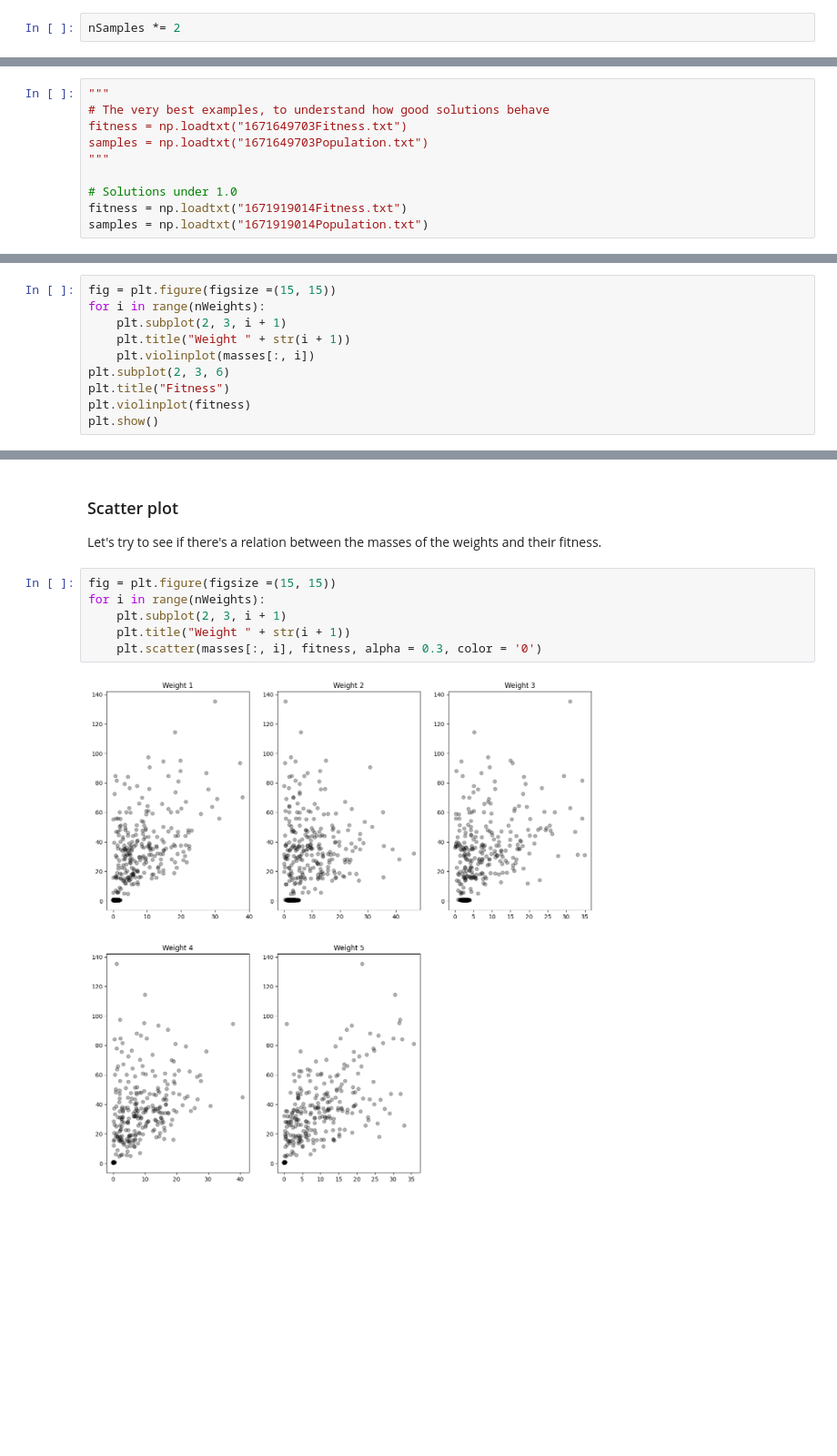
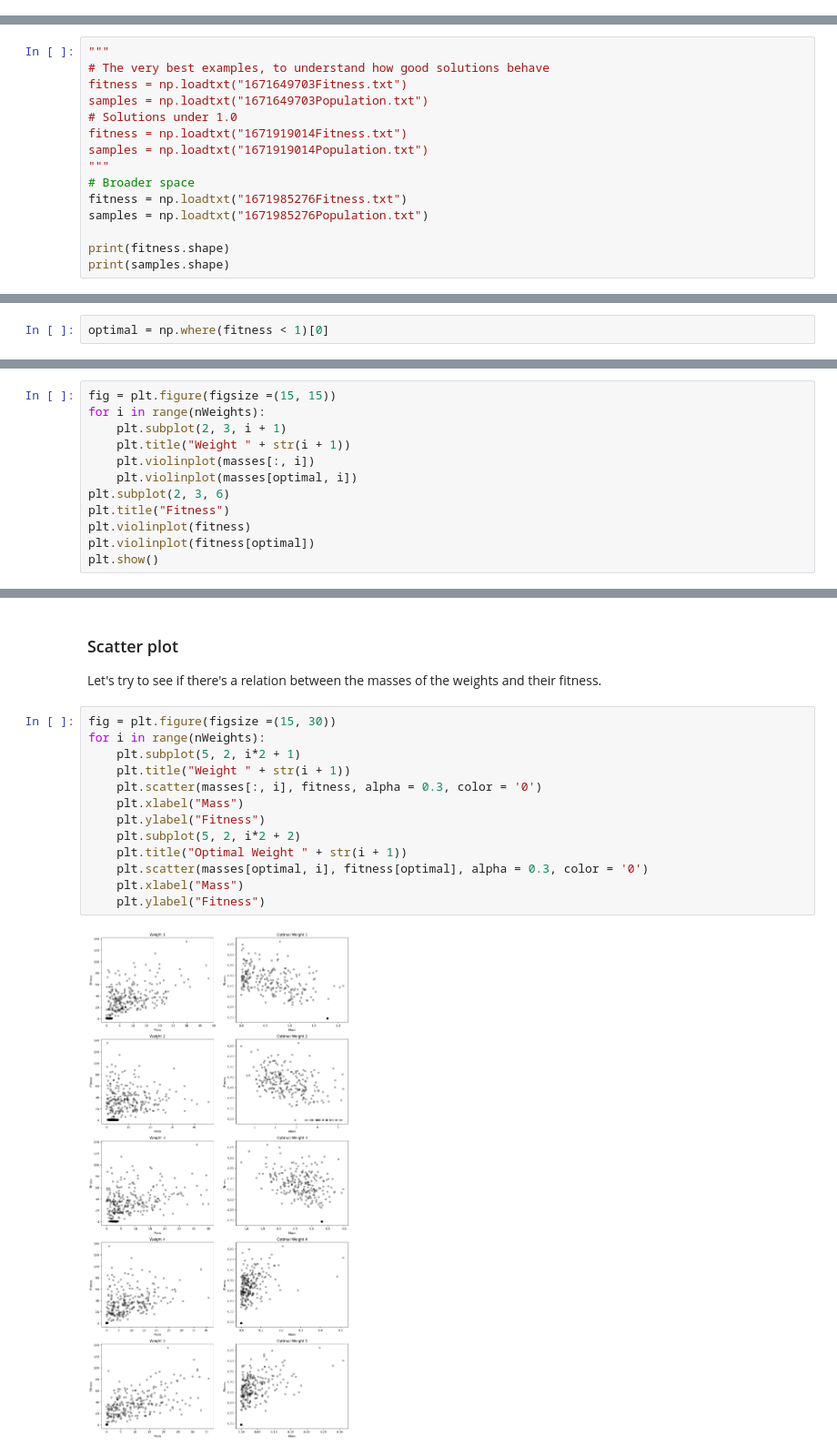
Before and after one commit to LuisR-jpg/Artificial-Intelligence---UP, a Jupyter notebook: Courses and Miscellaneous/Research/Analysis.ipynb, the cells around one changed output, grey strips where cells are left out. Shown at 91% size. Cells and saved outputs as stored; diff of their text form; blank space fills up the shorter version.

```diff
--- a/Courses and Miscellaneous/Research/Analysis.ipynb
+++ b/Courses and Miscellaneous/Research/Analysis.ipynb
@@ -73,5 +60,3 @@ fitness.shape
-# %%
-nSamples *= 2
 # %% [markdown]
 ### Write data to a file
 # %%
@@ -85,8 +70,13 @@ np.savetxt(now + "Fitness.txt", fitness)
 # The very best examples, to understand how good solutions behave
 fitness = np.loadtxt("1671649703Fitness.txt")
 samples = np.loadtxt("1671649703Population.txt")
-"""
-
 # Solutions under 1.0
 fitness = np.loadtxt("1671919014Fitness.txt")
 samples = np.loadtxt("1671919014Population.txt")
+"""
+# Broader space
+fitness = np.loadtxt("1671985276Fitness.txt")
+samples = np.loadtxt("1671985276Population.txt")
+
+print(fitness.shape)
+print(samples.shape)
@@ -99,3 +94,5 @@ samples = np.loadtxt("1671919014Population.txt")
+# %%
+optimal = np.where(fitness < 1)[0]
 # %% [markdown]
 #### Masses
 
@@ -186,8 +185,10 @@ for i in range(nWeights):
     plt.subplot(2, 3, i + 1)
     plt.title("Weight " + str(i + 1))
     plt.violinplot(masses[:, i])
+    plt.violinplot(masses[optimal, i])
 plt.subplot(2, 3, 6)
 plt.title("Fitness")
 plt.violinplot(fitness)
+plt.violinplot(fitness[optimal])
 plt.show()
 # %% [output]
@@ -197,10 +198,17 @@ plt.show()
 
 Let's try to see if there's a relation between the masses of the weights and their fitness.
 # %%
-fig = plt.figure(figsize =(15, 15))
+fig = plt.figure(figsize =(15, 30))
 for i in range(nWeights):
-    plt.subplot(2, 3, i + 1)
+    plt.subplot(5, 2, i*2 + 1)
     plt.title("Weight " + str(i + 1))
     plt.scatter(masses[:, i], fitness, alpha = 0.3, color = '0')
+    plt.xlabel("Mass")
+    plt.ylabel("Fitness")
+    plt.subplot(5, 2, i*2 + 2)
+    plt.title("Optimal Weight " + str(i + 1))
+    plt.scatter(masses[optimal, i], fitness[optimal], alpha = 0.3, color = '0')
+    plt.xlabel("Mass")
+    plt.ylabel("Fitness")
 # %% [output]
-[figure, old version]
+[figure, new version]
```
Also changed, not shown: parts of 12 cells of this notebook, 3 other files.
